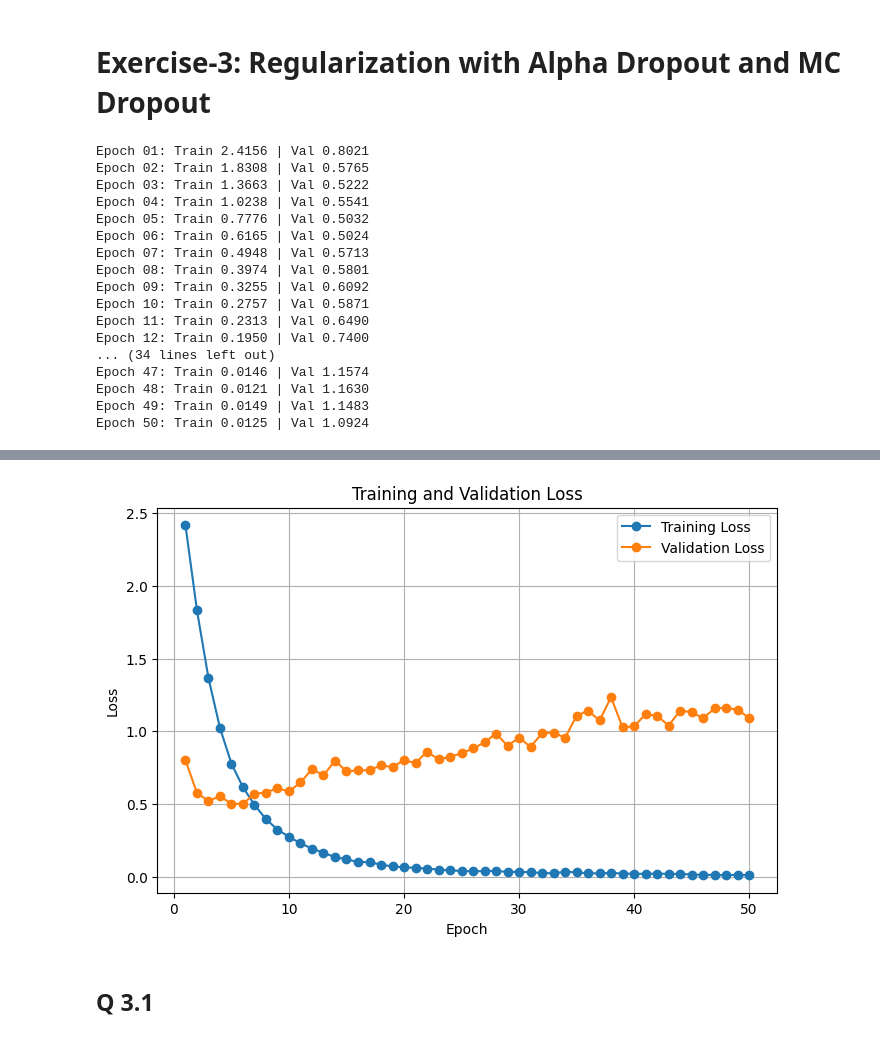
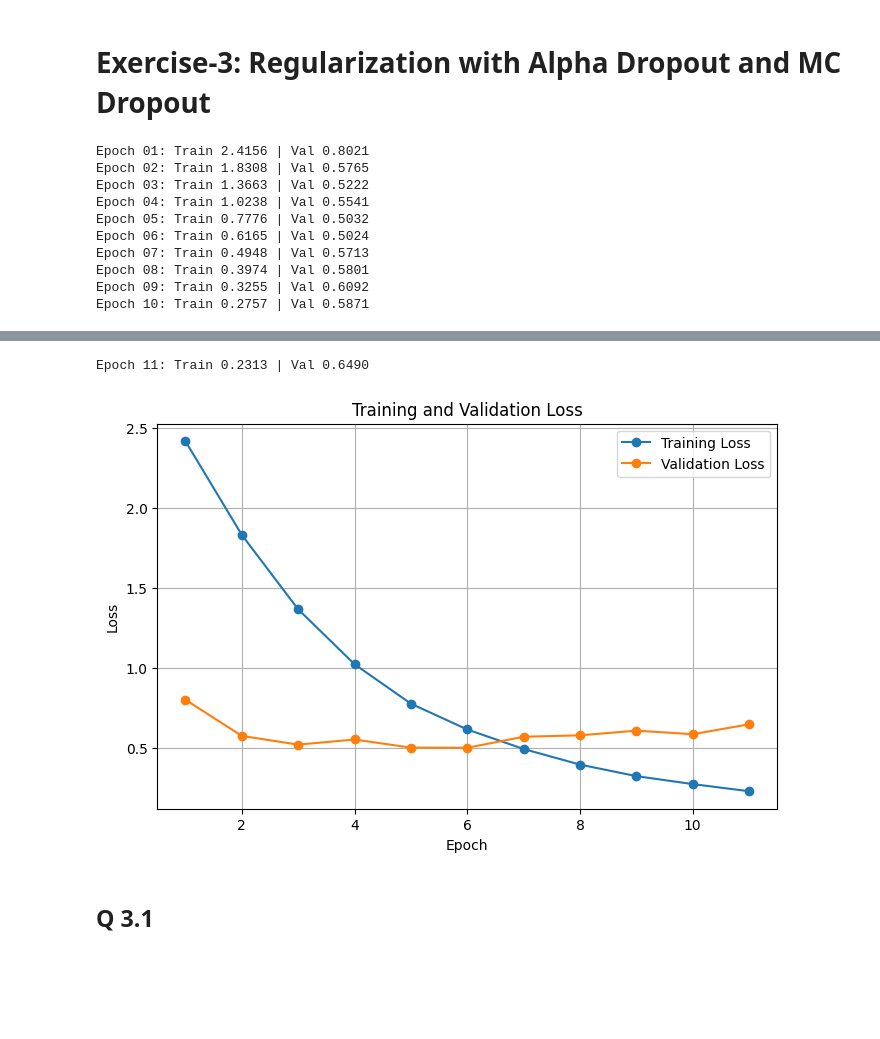
Before and after one commit to lcmolteberg/Machineoblig3, a Jupyter notebook: Assignment3.ipynb, the cells around one changed output, grey strips where cells are left out. Saved outputs shown, nothing was run; the diff lists cells and outputs as text; code cells hidden in the pictures; blank space fills up the shorter version.

```diff
--- a/Assignment3.ipynb
+++ b/Assignment3.ipynb
@@ -464,17 +468,37 @@ evaluator = create_supervised_evaluator(
 
 RunningAverage(output_transform=lambda out: out).attach(trainer, "train_loss")
 
-# For plotting history
+
+best_state = {"best_val": float("inf"), "weights": None}
+
+# EArly stopping score, high is good
+def score_function(engine):
+    return -engine.state.metrics['loss']
+
+early_stop = EarlyStopping(patience=5, score_function=score_function, trainer=trainer)
+# Runs every epoch, so score gets checked
+evaluator.add_event_handler(Events.COMPLETED, early_stop)
+
+# loss history
 train_losses, val_losses = [], []
 
-# Log after every finished spoch
 @trainer.on(Events.EPOCH_COMPLETED)
-def log_epoch(engine):
+def validate_and_log(engine):
+    # Train loss from RunningAverage
     train_loss = trainer.state.metrics['train_loss'] if 'train_loss' in trainer.state.metrics else None
+
+    # Validates
     evaluator.run(val_loader)
     val_loss = evaluator.state.metrics['loss']
+
     train_losses.append(train_loss if train_loss is not None else float("nan"))
     val_losses.append(val_loss)
+
+    # Saving best wieghts
+    if val_loss < best_state["best_val"]:
+        best_state["best_val"] = val_loss
+        best_state["weights"] = deepcopy(model.state_dict())
+
     print(f"Epoch {engine.state.epoch:02d}: Train {train_loss:.4f} | Val {val_loss:.4f}")
 
 trainer.run(train_loader, max_epochs=50)
@@ -497,10 +521,3 @@ Epoch 07: Train 0.4948 | Val 0.5713
 Epoch 08: Train 0.3974 | Val 0.5801
 Epoch 09: Train 0.3255 | Val 0.6092
 Epoch 10: Train 0.2757 | Val 0.5871
-Epoch 11: Train 0.2313 | Val 0.6490
-Epoch 12: Train 0.1950 | Val 0.7400
-... (34 lines left out)
-Epoch 47: Train 0.0146 | Val 1.1574
-Epoch 48: Train 0.0121 | Val 1.1630
-Epoch 49: Train 0.0149 | Val 1.1483
-Epoch 50: Train 0.0125 | Val 1.0924
@@ -507,4 +525,5 @@ Epoch 50: Train 0.0125 | Val 1.0924
+Epoch 11: Train 0.2313 | Val 0.6490
-[figure, old version]
+[figure, new version]
 # %% [markdown]
 ## Q 3.1
 # %%
```
Also changed, not shown: parts of 16 cells of this notebook.
